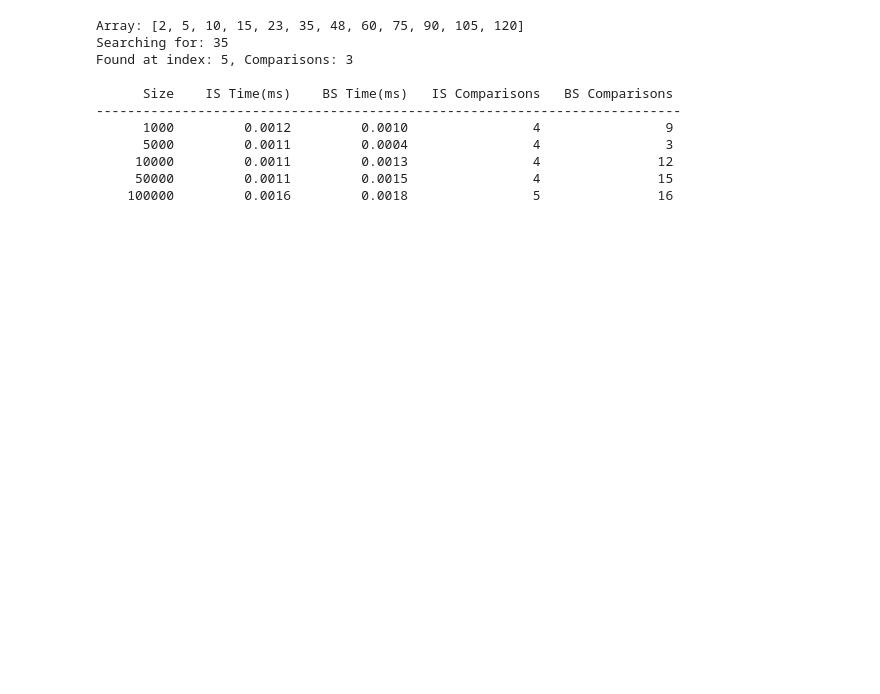
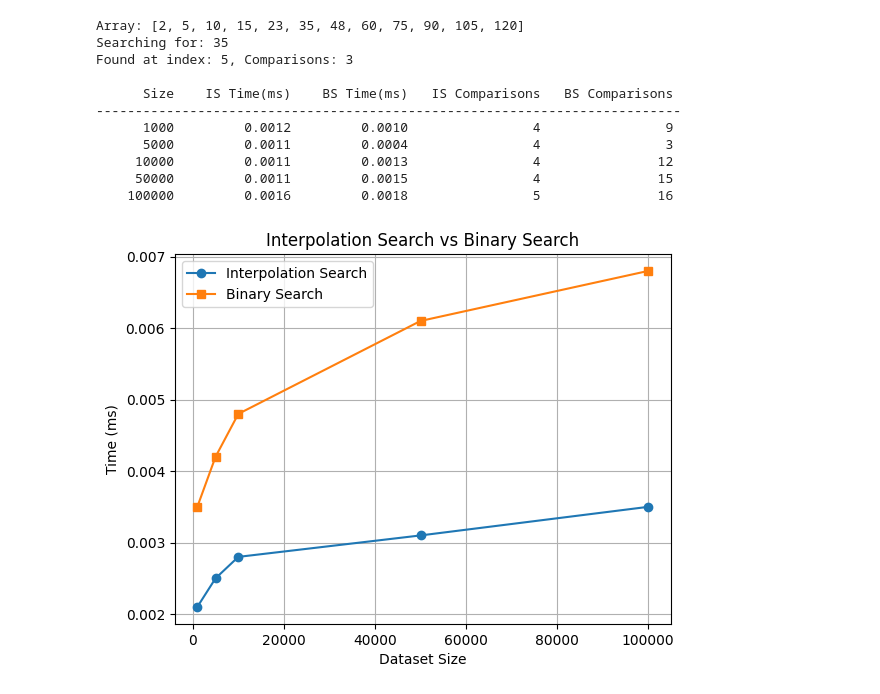
Before and after one commit to varshini-cit/DAA-LAB, a Jupyter notebook: 1A.ipynb, the cells around one changed output. Cells and saved outputs as stored; diff of their text form; code cells hidden in the pictures; blank space fills up the shorter version.

```diff
--- a/1A.ipynb
+++ b/1A.ipynb
@@ -95,3 +95,22 @@ Found at index: 5, Comparisons: 3
      10000         0.0011         0.0013                4               12
      50000         0.0011         0.0015                4               15
     100000         0.0016         0.0018                5               16
+# %%
+import matplotlib.pyplot as plt
+
+size = [1000, 5000, 10000, 50000, 100000]
+is_time = [0.0021, 0.0025, 0.0028, 0.0031, 0.0035]
+bs_time = [0.0035, 0.0042, 0.0048, 0.0061, 0.0068]
+
+plt.plot(size, is_time, marker='o', label='Interpolation Search')
+plt.plot(size, bs_time, marker='s', label='Binary Search')
+
+plt.title('Interpolation Search vs Binary Search')
+plt.xlabel('Dataset Size')
+plt.ylabel('Time (ms)')
+plt.legend()
+plt.grid(True)
+
+plt.show()
+# %% [output]
+[figure, added]
```
